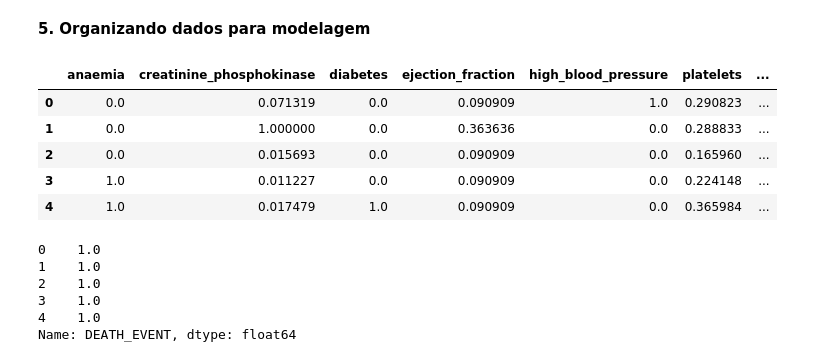
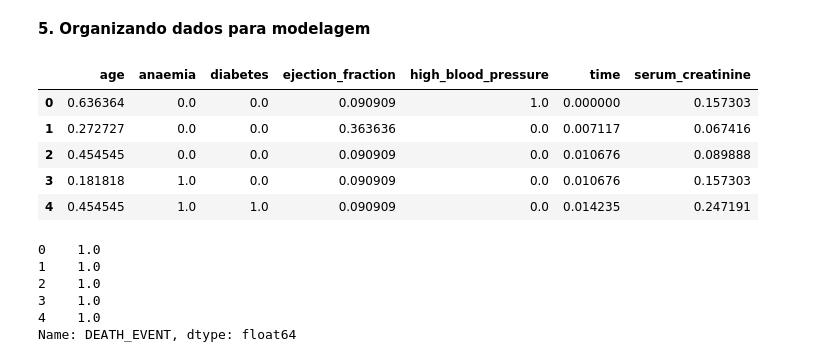
Before and after one commit to crislainesc/Aprendizado-de-Maquina-na-Pratica, a Jupyter notebook: Arvore_De_Decisao.ipynb, the cells around one changed output. Drawn from its saved outputs; the diff is of its cells as text; code cells hidden in the pictures.

```diff
--- a/Arvore_De_Decisao.ipynb
+++ b/Arvore_De_Decisao.ipynb
@@ -68,16 +79,19 @@ data.dropna()
 data = (data - data.min())/(data.max() - data.min())
 # %% [markdown]
 **5. Organizando dados para modelagem**
-# %%
-x = data.iloc[:,1:]
-x.head()
-# %% [output]
-|  | anaemia | creatinine_phosphokinase | diabetes | ejection_fraction | high_blood_pressure | platelets | ... |
-| 0 | 0.0 | 0.071319 | 0.0 | 0.090909 | 1.0 | 0.290823 | ... |
-| 1 | 0.0 | 1.000000 | 0.0 | 0.363636 | 0.0 | 0.288833 | ... |
-| 2 | 0.0 | 0.015693 | 0.0 | 0.090909 | 0.0 | 0.165960 | ... |
-| 3 | 1.0 | 0.011227 | 0.0 | 0.090909 | 0.0 | 0.224148 | ... |
-| 4 | 1.0 | 0.017479 | 1.0 | 0.090909 | 0.0 | 0.365984 | ... |
+# %%
+# Colando as colunas em ordem diferente
+data = data[['DEATH_EVENT','age','anaemia','diabetes','ejection_fraction','high_blood_pressure','time','serum_creatinine',]]
+# usando a função axis para que ela remova a coluna DEATH_EVENT
+x = data.drop('DEATH_EVENT', axis = 1)
+x.head()
+# %% [output]
+|  | age | anaemia | diabetes | ejection_fraction | high_blood_pressure | time | serum_creatinine |
+| 0 | 0.636364 | 0.0 | 0.0 | 0.090909 | 1.0 | 0.000000 | 0.157303 |
+| 1 | 0.272727 | 0.0 | 0.0 | 0.363636 | 0.0 | 0.007117 | 0.067416 |
+| 2 | 0.454545 | 0.0 | 0.0 | 0.090909 | 0.0 | 0.010676 | 0.089888 |
+| 3 | 0.181818 | 1.0 | 0.0 | 0.090909 | 0.0 | 0.010676 | 0.157303 |
+| 4 | 0.454545 | 1.0 | 1.0 | 0.090909 | 0.0 | 0.014235 | 0.247191 |
 # %%
 y = data.DEATH_EVENT
 y.head()
```
Also changed, not shown: parts of 24 cells of this notebook.
